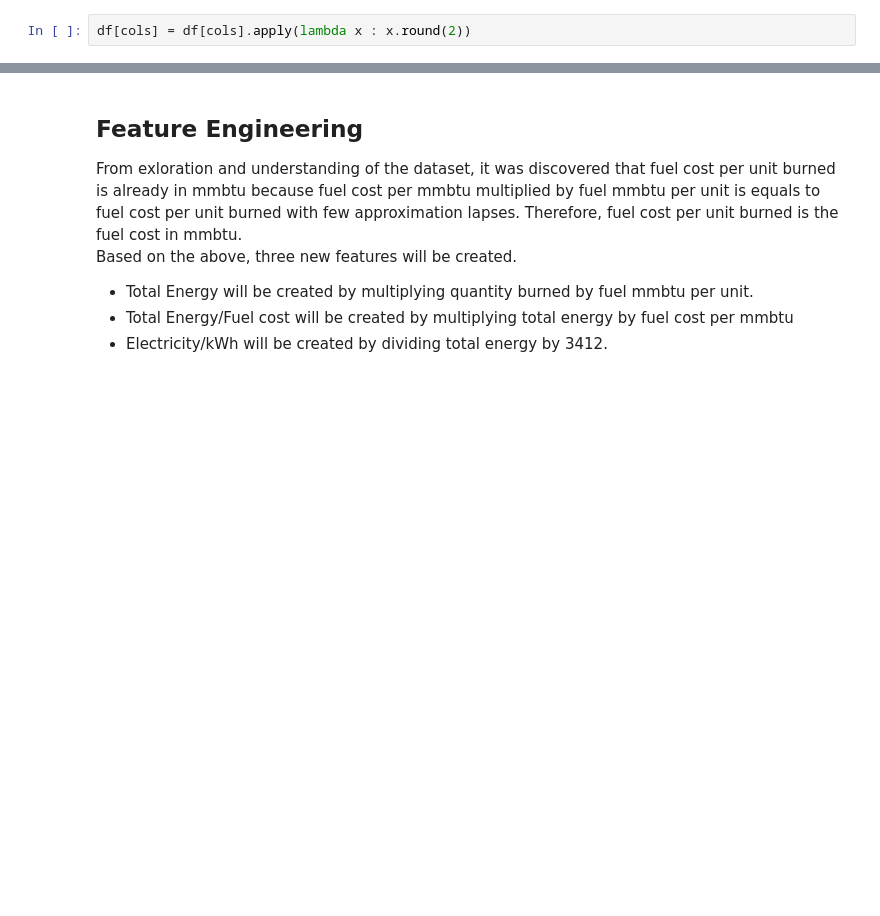
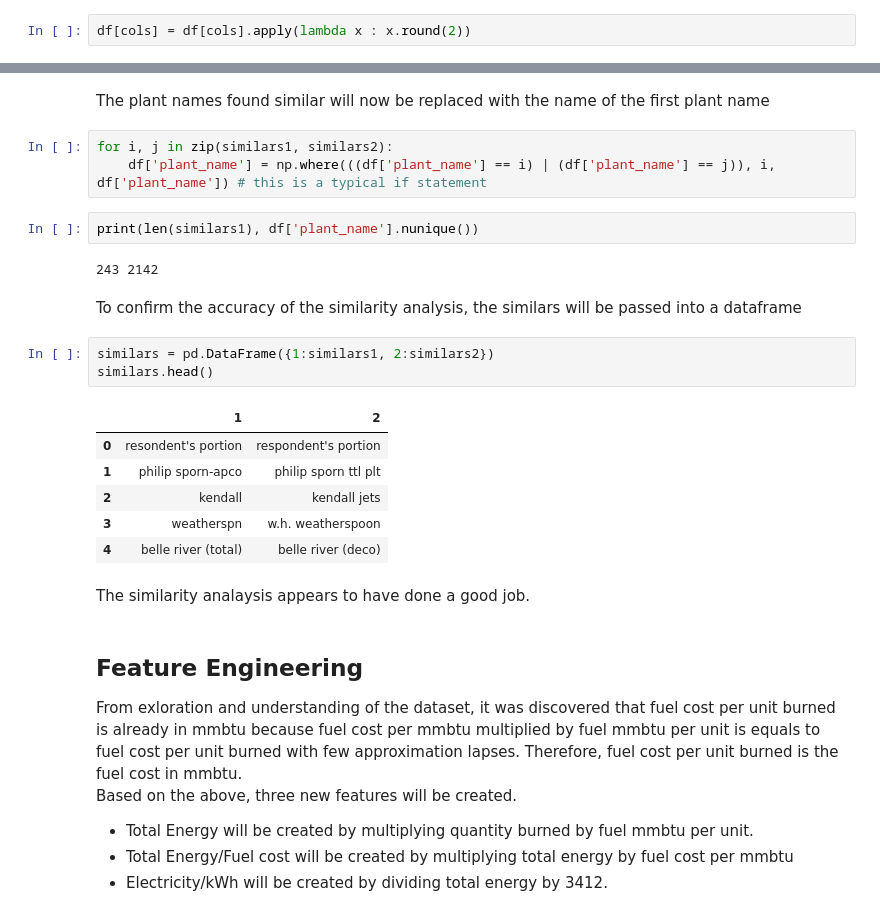
Before and after one commit to omotayo-alade/ham20-internship, a Jupyter notebook: stage1/explore.ipynb, the cells around one changed output, grey strips where cells are left out. Drawn from its saved outputs; the diff is of its cells as text; blank space fills up the shorter version.

```diff
--- a/stage1/explore.ipynb
+++ b/stage1/explore.ipynb
@@ -130,3 +168,26 @@ df.head(2)
+# %% [markdown]
+The plant names found similar will now be replaced with the name of the first plant name
+# %%
+for i, j in zip(similars1, similars2):
+    df['plant_name'] = np.where(((df['plant_name'] == i) | (df['plant_name'] == j)), i, df['plant_name']) # this is a typical if statement
+# %%
+print(len(similars1), df['plant_name'].nunique())
+# %% [output]
+243 2142
+# %% [markdown]
+To confirm the accuracy of the similarity analysis, the similars will be passed into a dataframe
+# %%
+similars = pd.DataFrame({1:similars1, 2:similars2})
+similars.head()
+# %% [output]
+|  | 1 | 2 |
+| 0 | resondent's portion | respondent's portion |
+| 1 | philip sporn-apco | philip sporn ttl plt |
+| 2 | kendall | kendall jets |
+| 3 | weatherspn | w.h. weatherspoon |
+| 4 | belle river (total) | belle river (deco) |
+# %% [markdown]
+The similarity analaysis appears to have done a good job.
 # %% [markdown]
 ## Feature Engineering
 From exloration and understanding of the dataset, it was discovered that fuel cost per unit burned is already in mmbtu because fuel cost per mmbtu multiplied by fuel mmbtu per unit is equals to fuel cost per unit burned with few approximation lapses. Therefore, fuel cost per unit burned is the fuel cost in mmbtu. <br>
```
Also changed, not shown: parts of 13 cells of this notebook.
